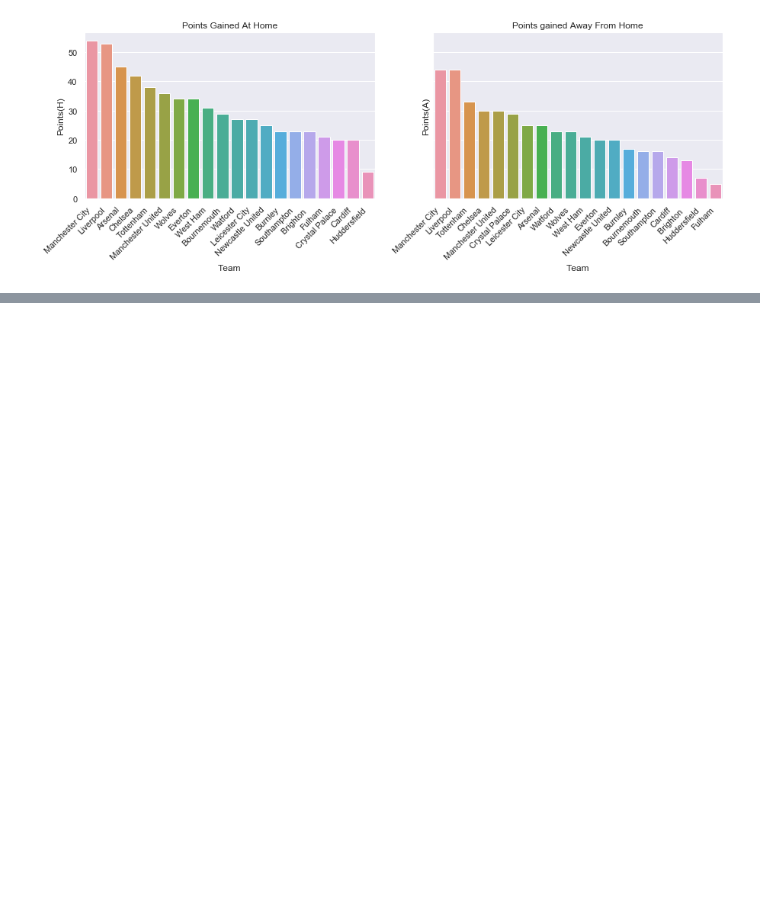
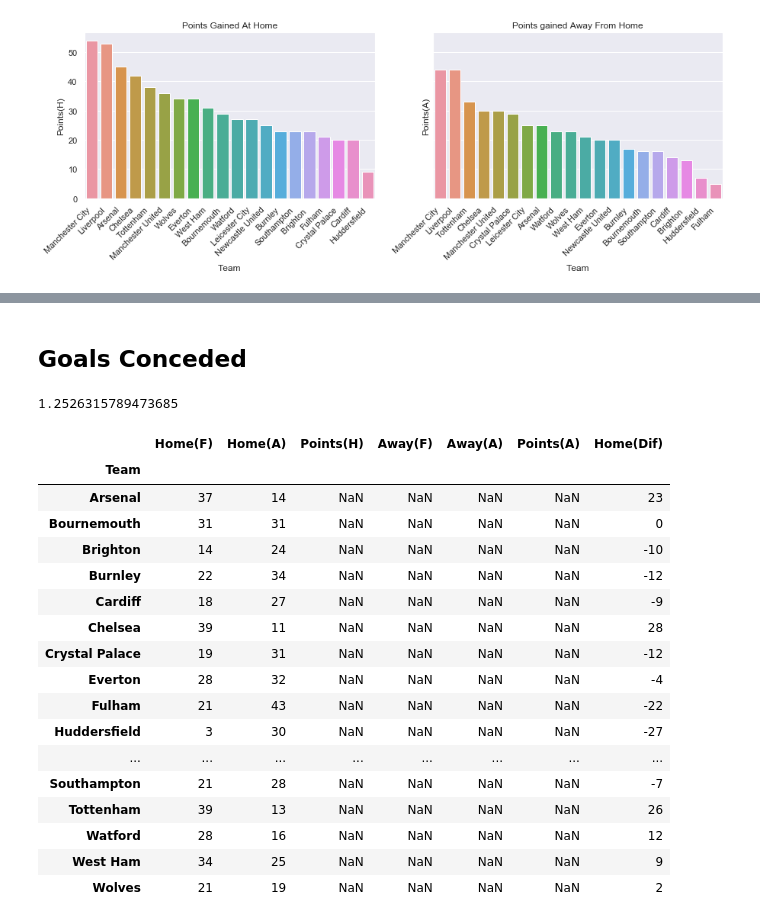
Before and after one commit to ANihill/fundamentalsProject, a Jupyter notebook: Project.ipynb, the cells around one changed output, grey strips where cells are left out. Drawn from its saved outputs; the diff is of its cells as text; code cells hidden in the pictures; blank space fills up the shorter version.

```diff
--- a/Project.ipynb
+++ b/Project.ipynb
@@ -357,0 +449,44 @@ plt.close(3)
+# %%
+# imported blank league table in alphabetical order
+pl_new = pd.read_csv("league_table_blank.csv", index_col="Team", names=["Team", "Home(F)", "Home(A)", "Points(H)", "Away(F)", "Away(A)", "Points(A)" ]);
+# %%
+# added home goals scored to dataframe
+pl_new["Home(F)"] = np.random.poisson(lam=home_ac, size=(20))
+# %% [markdown]
+## Goals Conceded
+# %%
+# average goals conceded per home game by home team
+23.8/19
+# %% [output]
+1.2526315789473685
+# %%
+# calculated teams home defensive coefficient
+home_dc = (((16/19)/1.25)*23.8, ((25/19)/1.25)*23.8, ((28/19)/1.25)*23.8, ((32/19)/1.25)*23.8, ((38/19)/1.25)*23.8, ((12/19)/1.25)*23.8, ((23/19)/1.25)*23.8, ((21/19)/1.25)*23.8,
+           ((36/19)/1.25)*23.8, ((31/19)/1.25)*23.8, ((20/19)/1.25)*23.8, ((10/19)/1.25)*23.8, ((12/19)/1.25)*23.8, ((25/19)/1.25)*23.8, ((25/19)/1.25)*23.8, ((30/19)/1.25)*23.8, ((16/19)/1.25)*23.8,
+           ((28/19)/1.25)*23.8, ((27/19)/1.25)*23.8, ((21/19)/1.25)*23.8)
+# %%
+# added goals conceded at home to dataframe
+pl_new["Home(A)"] = np.random.poisson(lam=home_dc, size=(20))
+# %%
+# added home goal difference to dataframe
+pl_new["Home(Dif)"] = pl_new["Home(F)"] - pl_new["Home(A)"]
+pl_new
+# %% [output]
+|  | Home(F) | Home(A) | Points(H) | Away(F) | Away(A) | Points(A) | Home(Dif) |
+| Team |  |  |  |  |  |  |  |
+| Arsenal | 37 | 14 | NaN | NaN | NaN | NaN | 23 |
+| Bournemouth | 31 | 31 | NaN | NaN | NaN | NaN | 0 |
+| Brighton | 14 | 24 | NaN | NaN | NaN | NaN | -10 |
+| Burnley | 22 | 34 | NaN | NaN | NaN | NaN | -12 |
+| Cardiff | 18 | 27 | NaN | NaN | NaN | NaN | -9 |
+| Chelsea | 39 | 11 | NaN | NaN | NaN | NaN | 28 |
+| Crystal Palace | 19 | 31 | NaN | NaN | NaN | NaN | -12 |
+| Everton | 28 | 32 | NaN | NaN | NaN | NaN | -4 |
+| Fulham | 21 | 43 | NaN | NaN | NaN | NaN | -22 |
+| Huddersfield | 3 | 30 | NaN | NaN | NaN | NaN | -27 |
+| ... | ... | ... | ... | ... | ... | ... | ... |
+| Southampton | 21 | 28 | NaN | NaN | NaN | NaN | -7 |
+| Tottenham | 39 | 13 | NaN | NaN | NaN | NaN | 26 |
+| Watford | 28 | 16 | NaN | NaN | NaN | NaN | 12 |
+| West Ham | 34 | 25 | NaN | NaN | NaN | NaN | 9 |
+| Wolves | 21 | 19 | NaN | NaN | NaN | NaN | 2 |
```
Also changed, not shown: parts of 45 cells of this notebook, 1 other file.
